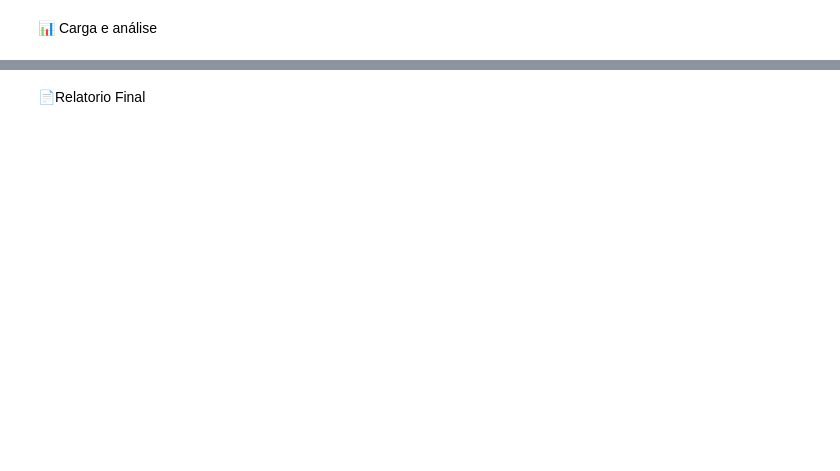
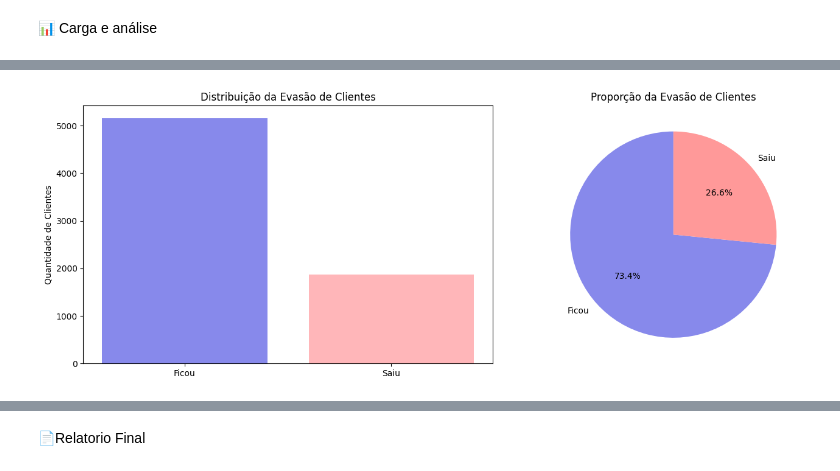
Before and after one commit to DennerCaleare/Desafio-1, a Jupyter notebook: TelecomX_BR.ipynb, the cells around one changed output, grey strips where cells are left out. Drawn from its saved outputs; the diff is of its cells as text; code cells hidden in the pictures; blank space fills up the shorter version.

Commit message:
Inclusão dos gráficos iniciais

```diff
--- a/TelecomX_BR.ipynb
+++ b/TelecomX_BR.ipynb
@@ -214,0 +355,26 @@ for col in colunas_binarias:
+# %%
+import matplotlib.pyplot as plt
+
+fig, axes = plt.subplots(1, 2, figsize=(14, 5))
+
+# Gráfico de barras
+axes[0].bar(df_churn['Evasao'], df_churn['Quantidade'], color=['#8789EB', '#FFB6B9'])
+axes[0].set_title('Distribuição da Evasão de Clientes')
+axes[0].set_ylabel('Quantidade de Clientes')
+axes[0].set_xticks([0,1])
+axes[0].set_xticklabels(['Ficou', 'Saiu'])
+
+# Gráfico de pizza
+axes[1].pie(
+    contagem.values,
+    labels=['Ficou', 'Saiu'],
+    autopct='%1.1f%%',
+    colors=['#8789EB', '#FF9999'],
+    startangle=90
+)
+axes[1].set_title('Proporção da Evasão de Clientes')
+
+plt.tight_layout()
+plt.show()
+# %% [output]
+[figure, added]
```
Also changed, not shown: parts of 10 cells of this notebook.
